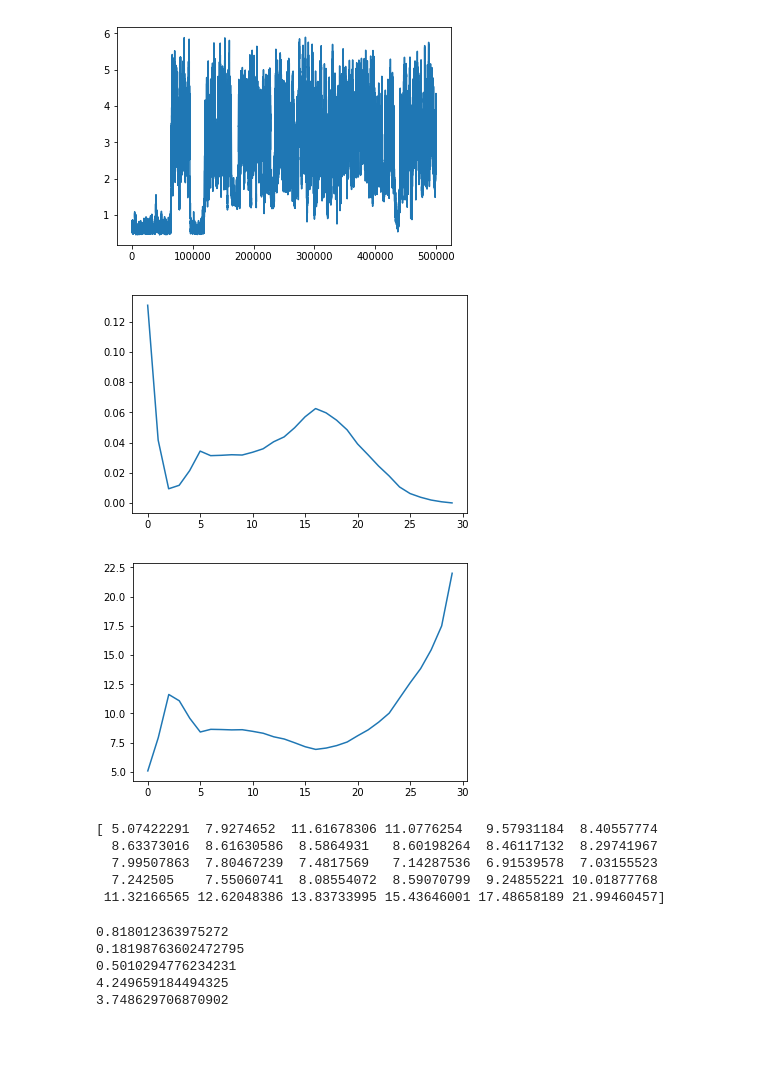
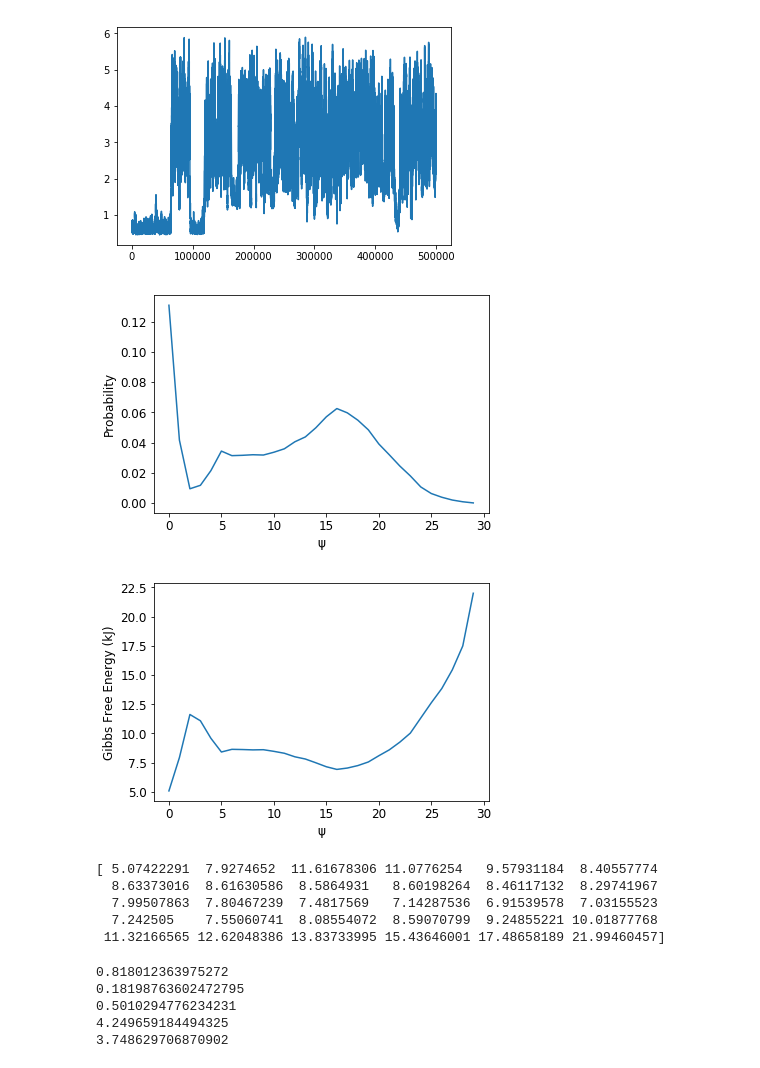
Before and after one commit to tiwarylab/amino, a Jupyter notebook: BUT/gibbs.ipynb, the cells around one changed output. Drawn from its saved outputs; the diff is of its cells as text; code cells hidden in the pictures; blank space fills up the shorter version.

```diff
--- a/BUT/gibbs.ipynb
+++ b/BUT/gibbs.ipynb
@@ -38,39 +38,45 @@ plt.show()
 # %% [output]
 [figure]
 # %%
+import matplotlib
+matplotlib.rcParams.update({'font.size': 12})
 mini = np.min(distances)
 maxi = np.max(distances)
 bins = 30
 bin_size = (maxi - mini) / bins
 binning = [0.0 for i in range(bins)]
 counter = 0
 for i in distances:
     counter = counter + 1
     b = (int) ((i - mini) / bin_size)
     if b == bins:
         b = b - 1
     binning[b] = binning[b] + 1.0
 binning = np.array(binning)
 binning = binning / counter
 plt.plot(binning)
+plt.xlabel("\u03C8")
+plt.ylabel("Probability")
 plt.show()
 file = open("data.txt", "w+")
 val = mini
 for i in binning:
     p = i
     g = -8.314 * 3 / 10 * p
-    string = str(val) + " " + str(p) + " " + str(g) + "\n"
+    string = str(val) + "\t" + str(p) + "\t" + str(g) + "\n"
     file.write(string)
     val = val + bin_size
 file.close()
 binning = np.log(binning)
 binning = -8.314 * 3 / 10 * binning
 plt.plot(binning)
+plt.xlabel("\u03C8")
+plt.ylabel("Gibbs Free Energy (kJ)")
 plt.show()
 print(binning)
 # %% [output]
-[figure, old version]
+[figure, new version]
-[figure, old version]
+[figure, new version]
 [ 5.07422291  7.9274652  11.61678306 11.0776254   9.57931184  8.40557774
   8.63373016  8.61630586  8.5864931   8.60198264  8.46117132  8.29741967
   7.99507863  7.80467239  7.4817569   7.14287536  6.91539578  7.03155523
```
Also changed, not shown: parts of 1 cell of this notebook, 1 other file.
